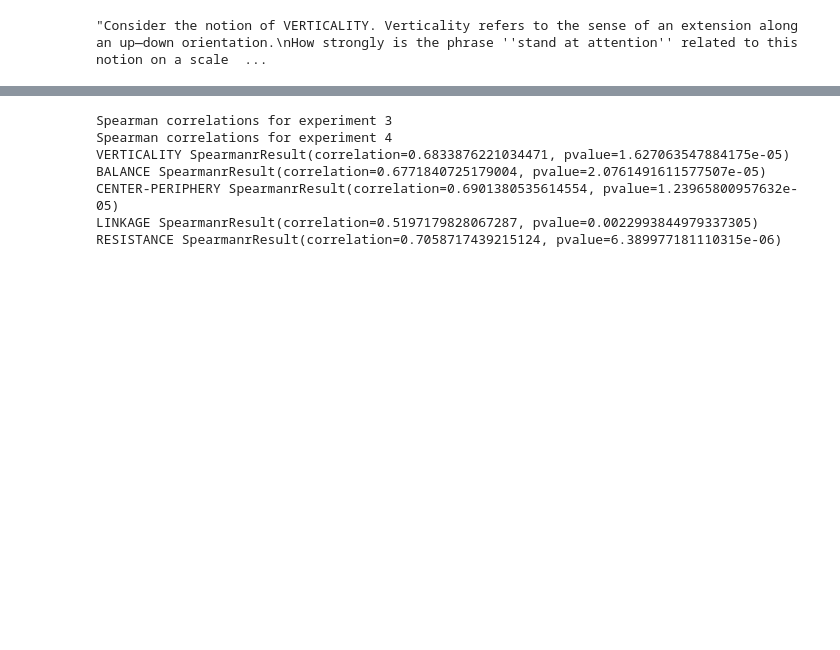
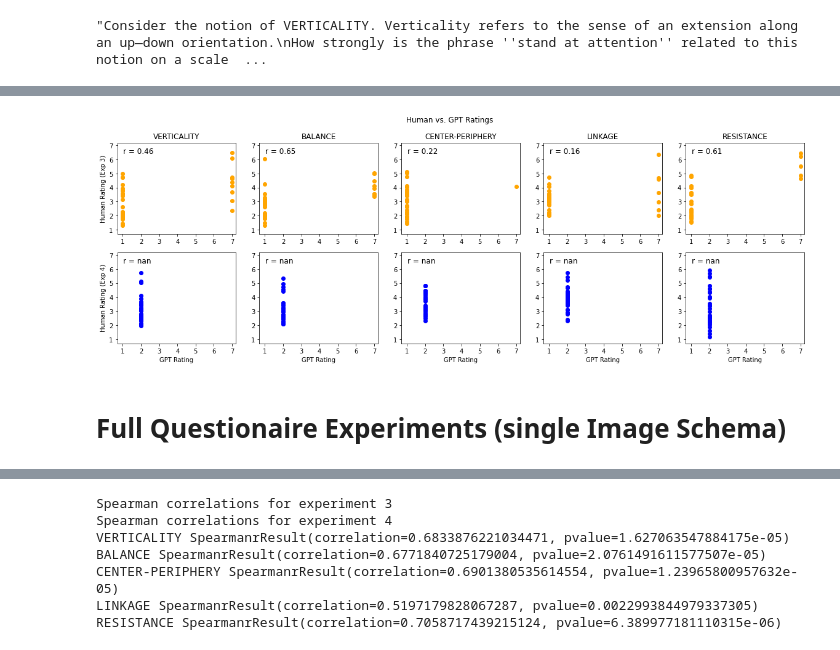
Before and after one commit to PhilWicke/Image-Schemas-in-LLMs, a Jupyter notebook: src/experiment_02/gibbs_experiments.ipynb, the cells around one changed output, grey strips where cells are left out. Drawn from its saved outputs; the diff is of its cells as text; code cells hidden in the pictures; blank space fills up the shorter version.

Commit message:
added experiments for full context (single IS & all IS)

```diff
--- a/src/experiment_02/gibbs_experiments.ipynb
+++ b/src/experiment_02/gibbs_experiments.ipynb
@@ -18,7 +20,7 @@ Description from paper:
 - The participants in this study were first asked to stand up and focus on different aspects of their bodily experience of standing in the same way as did participants in Experiment 1.
 - Following this, we introduced the five image schemas of BALANCE, VERTICALITY, CENTER-PERIPHERY, RESISTANCE, and LINKAGE as was done in Experiment 1
 # %%
-definitions = {
+DEFINITIONS = {
     "VERTICALITY": "Consider the notion of VERTICALITY. Verticality refers to the sense of an extension along an up—down orientation.",
     "BALANCE": "Consider the notion of BALANCE. Balance refers to your sense of symmetry or stability relative to some point within your body.",
     "CENTER-PERIPHERY": "Consider the notion of CENTER-PERIPHERY. Center-periphery refers to the experience of some objects or events as central while surrounding objects and events are peripheral or to the outside.",
@@ -45,19 +47,19 @@ prompts_exp4 = {"VERTICALITY":[], "BALANCE":[], "CENTER-PERIPHERY":[], "LINKAGE"
 
 for i in range(len(stimuli_exp3)):
     prompt_ending =  "How strongly is the phrase ''" + stimuli_exp3[i] + "'' related to this notion on a scale from 1 (not at all related) to 7 (very strongly related)?"
-    prompts_exp3["VERTICALITY"].append(definitions["VERTICALITY"] + "\n" + prompt_ending)
-    prompts_exp3["BALANCE"].append(definitions["BALANCE"] + "\n" + prompt_ending)
-    prompts_exp3["CENTER-PERIPHERY"].append(definitions["CENTER-PERIPHERY"] + "\n" + prompt_ending)
-    prompts_exp3["LINKAGE"].append(definitions["LINKAGE"] + "\n" + prompt_ending)
-    prompts_exp3["RESISTANCE"].append(definitions["RESISTANCE"] + "\n" + prompt_ending)
+    prompts_exp3["VERTICALITY"].append(DEFINITIONS["VERTICALITY"] + "\n" + prompt_ending)
+    prompts_exp3["BALANCE"].append(DEFINITIONS["BALANCE"] + "\n" + prompt_ending)
+    prompts_exp3["CENTER-PERIPHERY"].append(DEFINITIONS["CENTER-PERIPHERY"] + "\n" + prompt_ending)
+    prompts_exp3["LINKAGE"].append(DEFINITIONS["LINKAGE"] + "\n" + prompt_ending)
+    prompts_exp3["RESISTANCE"].append(DEFINITIONS["RESISTANCE"] + "\n" + prompt_ending)
 
 for i in range(len(stimuli_exp4)):
     prompt_ending =  "How strongly is the phrase ''" + stimuli_exp4[i] + "'' related to this notion on a scale from 1 (not at all related) to 7 (very strongly related)?"
-    prompts_exp4["VERTICALITY"].append(definitions["VERTICALITY"] + "\n" + prompt_ending)
-    prompts_exp4["BALANCE"].append(definitions["BALANCE"] + "\n" + prompt_ending)
-    prompts_exp4["CENTER-PERIPHERY"].append(definitions["CENTER-PERIPHERY"] + "\n" + prompt_ending)
-    prompts_exp4["LINKAGE"].append(definitions["LINKAGE"] + "\n" + prompt_ending)
-    prompts_exp4["RESISTANCE"].append(definitions["RESISTANCE"] + "\n" + prompt_ending)
+    prompts_exp4["VERTICALITY"].append(DEFINITIONS["VERTICALITY"] + "\n" + prompt_ending)
+    prompts_exp4["BALANCE"].append(DEFINITIONS["BALANCE"] + "\n" + prompt_ending)
+    prompts_exp4["CENTER-PERIPHERY"].append(DEFINITIONS["CENTER-PERIPHERY"] + "\n" + prompt_ending)
+    prompts_exp4["LINKAGE"].append(DEFINITIONS["LINKAGE"] + "\n" + prompt_ending)
+    prompts_exp4["RESISTANCE"].append(DEFINITIONS["RESISTANCE"] + "\n" + prompt_ending)
 # %%
 # variants with which GPT can be prompted to generate the questionnaire answers
 def gpt_complete(prompt, model):
@@ -124,10 +166,10 @@ prompts_exp3["VERTICALITY"][0]
 # %% [output]
 "Consider the notion of VERTICALITY. Verticality refers to the sense of an extension along an up—down orientation.\nHow strongly is the phrase ''stand at attention'' related to this notion on a scale  ...
 # %%
-# test
+# test with log probs
 model = "text-davinci-003"
 
-probas,r,d = gpt_complete_proba(prompt=prompts_exp3["VERTICALITY"][0], model=model)
+probas,r,d = gpt_complete_proba(prompt=prompts_exp3["VERTICALITY"][1], model=model)
 print(probas)
 print(r)
 # %% [output]
@@ -173,0 +271,7 @@ print(prob)
+# %%
+model="gpt-3.5-turbo-0613"
+
+# get completions all at once
+gpt_c3=gpt_with_full_instructions(model=model, stimuli=stimuli_exp3)
+time.sleep(20)
+gpt_c4=gpt_with_full_instructions(model=model, stimuli=stimuli_exp4)
@@ -173,0 +348,6 @@ print(prob)
+# %%
+make_scatter_plots(full_history_results_exp3, full_history_results_exp4, "Human vs. GPT Ratings")
+# %% [output]
+[figure, added]
+# %% [markdown]
+# Full Questionaire Experiments (single Image Schema)
```
Also changed, not shown: parts of 31 cells of this notebook, 1 other file.
